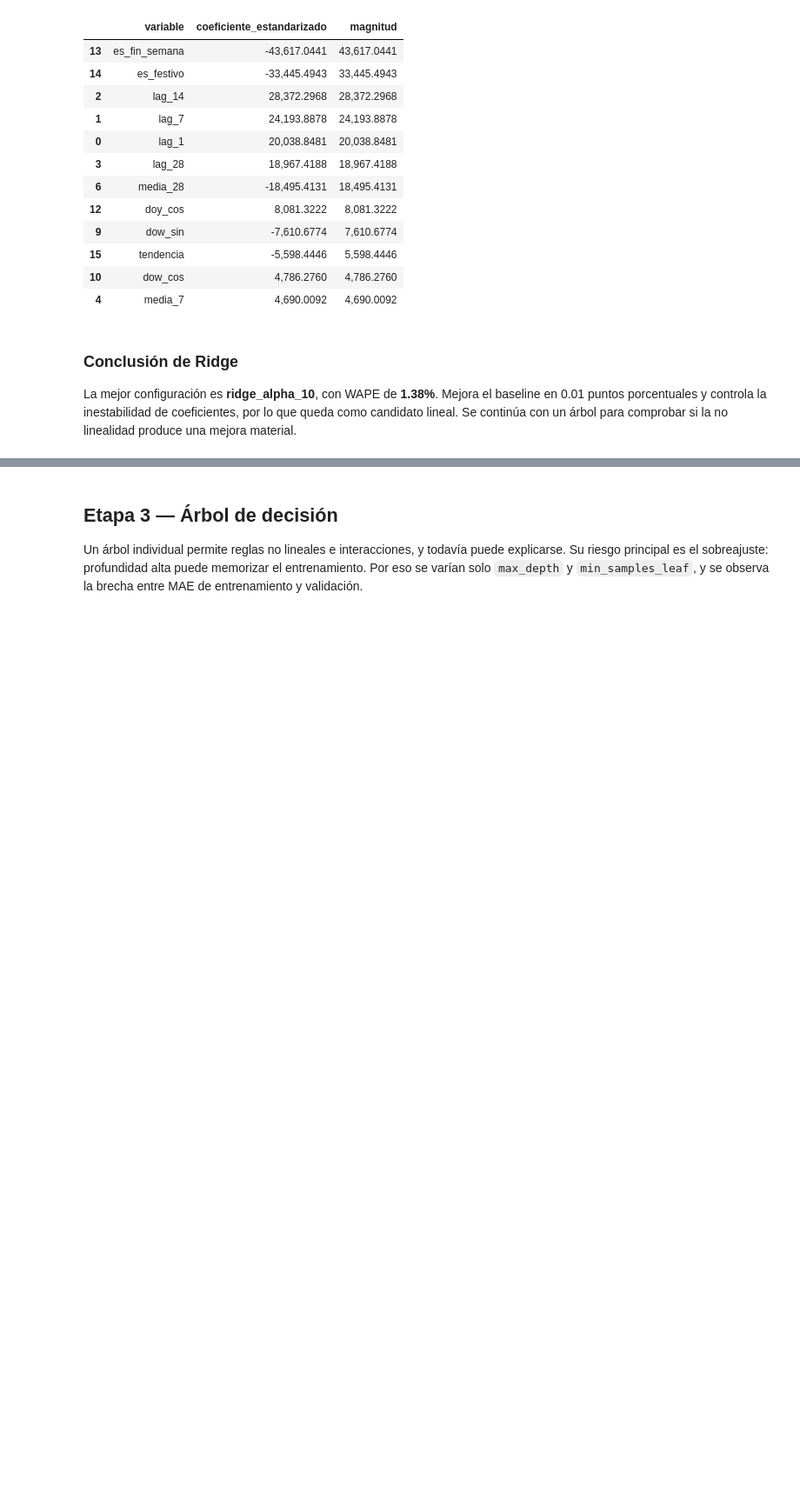
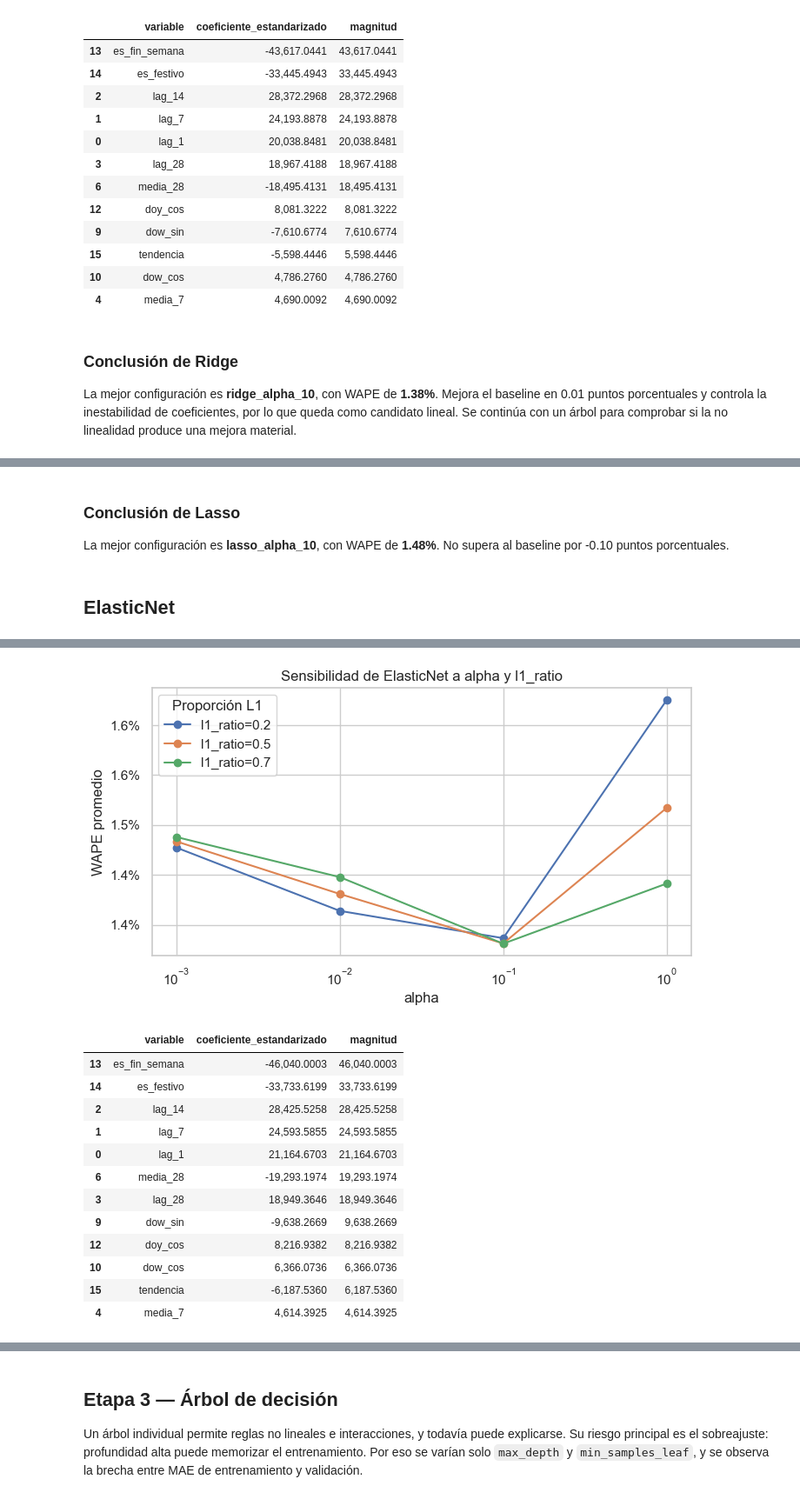
Before and after one commit to d-correalr/pronostico-demanda-energia, a Jupyter notebook: notebooks/Modelo_pronostico_demanda_Modulo2_v3_guiado.ipynb, the cells around one changed output, grey strips where cells are left out. Shown at 87% size. Saved outputs shown, nothing was run; the diff lists cells and outputs as text; code cells hidden in the pictures; blank space fills up the shorter version.

```diff
--- a/notebooks/Modelo_pronostico_demanda_Modulo2_v3_guiado.ipynb
+++ b/notebooks/Modelo_pronostico_demanda_Modulo2_v3_guiado.ipynb
@@ -771,0 +836,54 @@ La mejor configuración es **ridge_alpha_10**, con WAPE de **1.38%**. Mejora el
+# %%
+lasso_gain = float(best_baseline["wape_promedio"] - best_lasso["wape_promedio"])
+display(Markdown(
+    f"### Conclusión de Lasso\n\nLa mejor configuración es **{best_lasso['label']}**, con WAPE de **{best_lasso['wape_promedio']:.2%}**. "
+    f"No supera al baseline por {lasso_gain * 100:.2f} puntos porcentuales. "
+))
+# %% [output]
+### Conclusión de Lasso
+
+La mejor configuración es **lasso_alpha_10**, con WAPE de **1.48%**. No supera al baseline por -0.10 puntos porcentuales.
+# %% [markdown]
+## ElasticNet
+# %%
+ELASTIC_ALPHAS = [0.001, 0.01, 0.1, 1.0]
+L1_RATIOS = [0.2, 0.5, 0.7]
+elastic_labels = []
+for alpha in ELASTIC_ALPHAS:
+    for l1_ratio in L1_RATIOS:
+        label = f"elastic_a{alpha:g}_l1_{l1_ratio:g}"
+        elastic_labels.append(label)
+        evaluate_candidate("2c_elastic_net", label, "elastic_net",{"alpha": alpha, "l1_ratio": l1_ratio, "max_iter": 3000, "random_state": SEED,},)
+
+elastic_summary = summarize(elastic_labels)
+display(elastic_summary.style.format({
+    "wape_promedio": "{:.2%}", "wape_desv": "{:.2%}", "mae_promedio": "{:,.0f}",
+    "rmse_promedio": "{:,.0f}", "sesgo_abs_promedio": "{:.2%}", "r2_promedio": "{:.3f}",
+    "brecha_mae_promedio": "{:.2f}", "fit_seconds": "{:.3f}",
+}))
+best_elastic = elastic_summary.iloc[0]
+
+fig, ax = plt.subplots(figsize=(8, 4))
+elastic_plot = elastic_summary.copy()
+elastic_plot["alpha"] = (elastic_plot["label"].str.extract(r"elastic_a([0-9.]+)_")[0].astype(float))
+elastic_plot["l1_ratio"] = (elastic_plot["label"].str.extract(r"_l1_([0-9.]+)" )[0].astype(float))
+for ratio in L1_RATIOS:
+    sub_df = elastic_plot[elastic_plot["l1_ratio"] == ratio].sort_values("alpha")
+    ax.semilogx(sub_df["alpha"], sub_df["wape_promedio"], marker="o", label=f"l1_ratio={ratio}",)
+ax.set_title("Sensibilidad de ElasticNet a alpha y l1_ratio")
+ax.set_xlabel("alpha")
+ax.set_ylabel("WAPE promedio")
+ax.yaxis.set_major_formatter(lambda value, _: f"{value:.1%}")
+ax.legend(title="Proporción L1")
+plt.show()
+
+best_elastic_info = model_registry[best_elastic["label"]]
+elastic_model = build_estimator(best_elastic_info["family"], best_elastic_info["params"])
+elastic_model.fit(X_dev, y_dev)
+elastic_coefficients = (pd.DataFrame({
+    "variable": FEATURE_COLUMNS,
+    "coeficiente_estandarizado": elastic_model.named_steps["model"].coef_,
+}).assign(magnitud=lambda frame: frame["coeficiente_estandarizado"].abs())
+.sort_values("magnitud", ascending=False))
+display(elastic_coefficients.head(12))
+# %% [output]
@@ -771,0 +903,14 @@ La mejor configuración es **ridge_alpha_10**, con WAPE de **1.38%**. Mejora el
+[figure, added]
+|  | variable | coeficiente_estandarizado | magnitud |
+| 13 | es_fin_semana | -46,040.0003 | 46,040.0003 |
+| 14 | es_festivo | -33,733.6199 | 33,733.6199 |
+| 2 | lag_14 | 28,425.5258 | 28,425.5258 |
+| 1 | lag_7 | 24,593.5855 | 24,593.5855 |
+| 0 | lag_1 | 21,164.6703 | 21,164.6703 |
+| 6 | media_28 | -19,293.1974 | 19,293.1974 |
+| 3 | lag_28 | 18,949.3646 | 18,949.3646 |
+| 9 | dow_sin | -9,638.2669 | 9,638.2669 |
+| 12 | doy_cos | 8,216.9382 | 8,216.9382 |
+| 10 | dow_cos | 6,366.0736 | 6,366.0736 |
+| 15 | tendencia | -6,187.5360 | 6,187.5360 |
+| 4 | media_7 | 4,614.3925 | 4,614.3925 |
```
Also changed, not shown: parts of 13 cells of this notebook.
